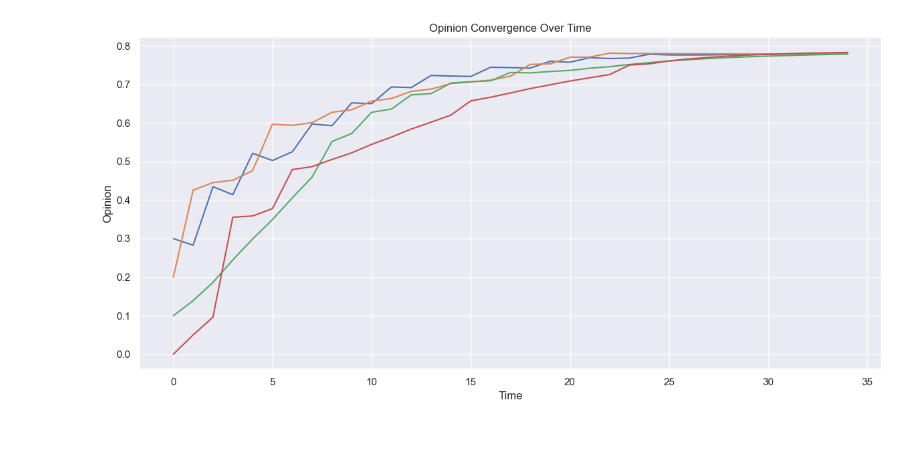
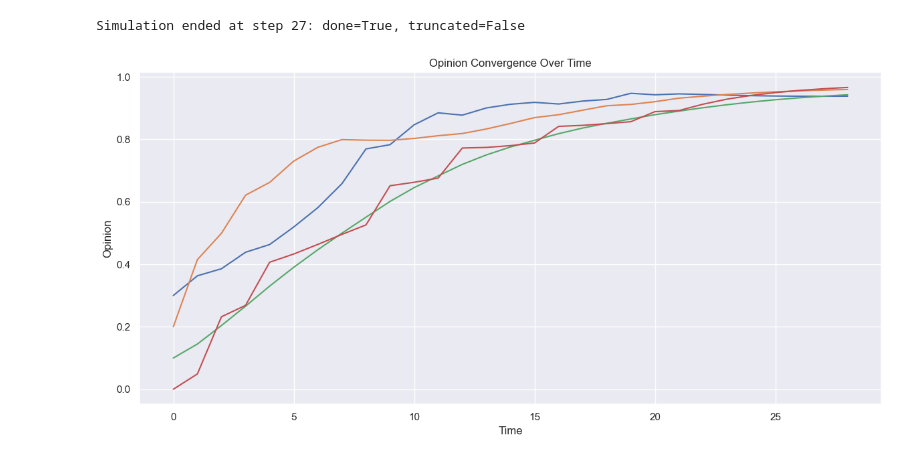
Before and after one commit to mariusdgm/phd-rl-algos, a Jupyter notebook: dqn/opinion_dynamics/experiments/agent_eval.ipynb, the cells around one changed output. Cells and saved outputs as stored; diff of their text form; code cells hidden in the pictures.

Commit message:
new experiment with 3 seeds

```diff
--- a/dqn/opinion_dynamics/experiments/agent_eval.ipynb
+++ b/dqn/opinion_dynamics/experiments/agent_eval.ipynb
@@ -114,8 +114,7 @@ def run_policy_agent(env, agent, max_steps=1000):
 train_env = build_environment()
 validation_env = build_environment()
 
-exp_subdir = r"D:\Work\repos\RL\phd-rl-algos\dqn\opinion_dynamics\experiments\results\2025Mar13-144809_configs\0000_estimator.args_.lin_hidden_out_size_32\0"
-
+exp_subdir = r"D:\Work\repos\RL\phd-rl-algos\dqn\opinion_dynamics\experiments\results\2025Mar18-110112_configs\0006_optim.args_.lr_0.0001__agent_params.args_.training_freq_8\0"
 agent = instantiate_agent(exp_subdir, train_env, validation_env)
 
 num_steps = 100
@@ -139 +131,2 @@ Simulation ended at step 33: done=True, truncated=False
+Simulation ended at step 27: done=True, truncated=False
-[figure, old version]
+[figure, new version]
```
Also changed, not shown: parts of 1 cell of this notebook, 3 other files.
